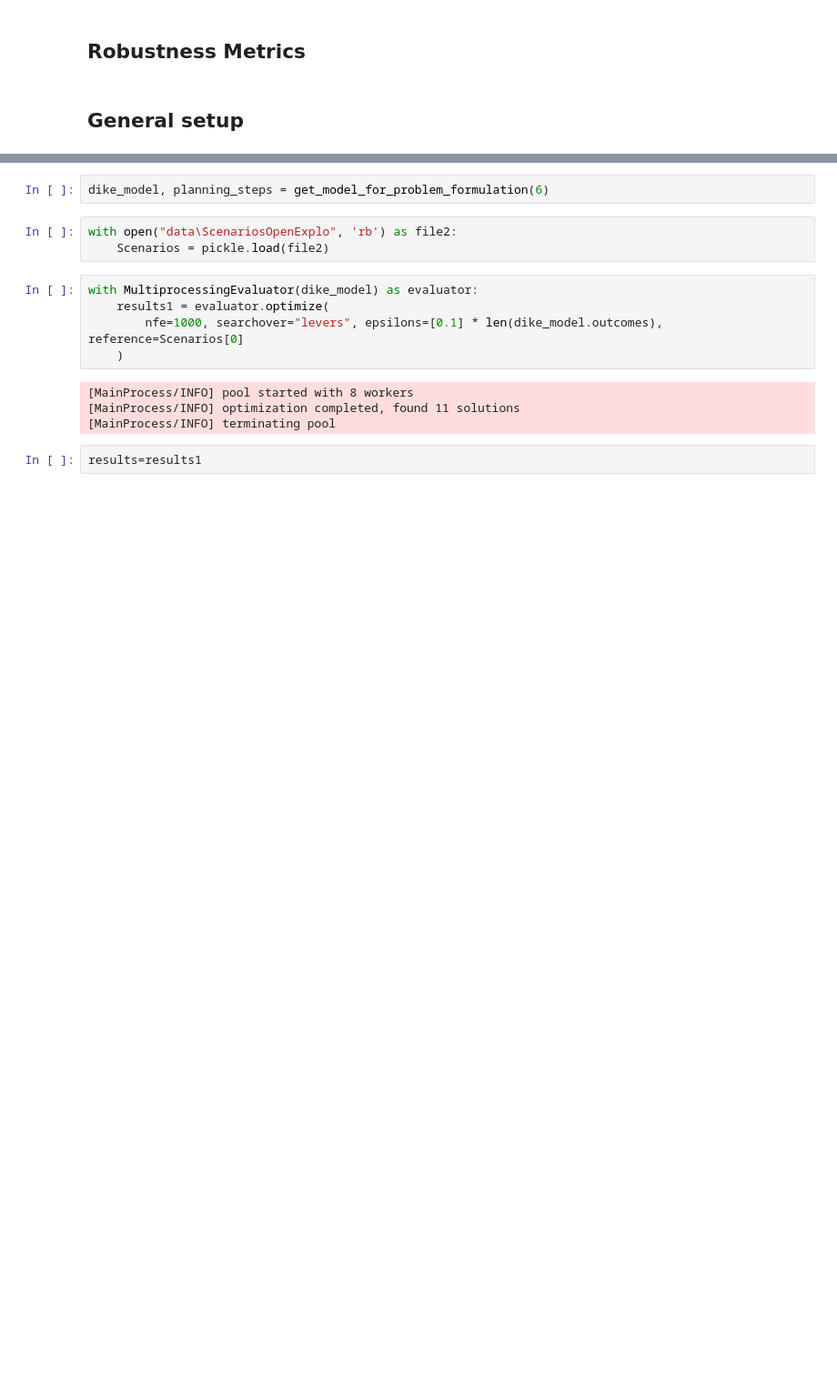
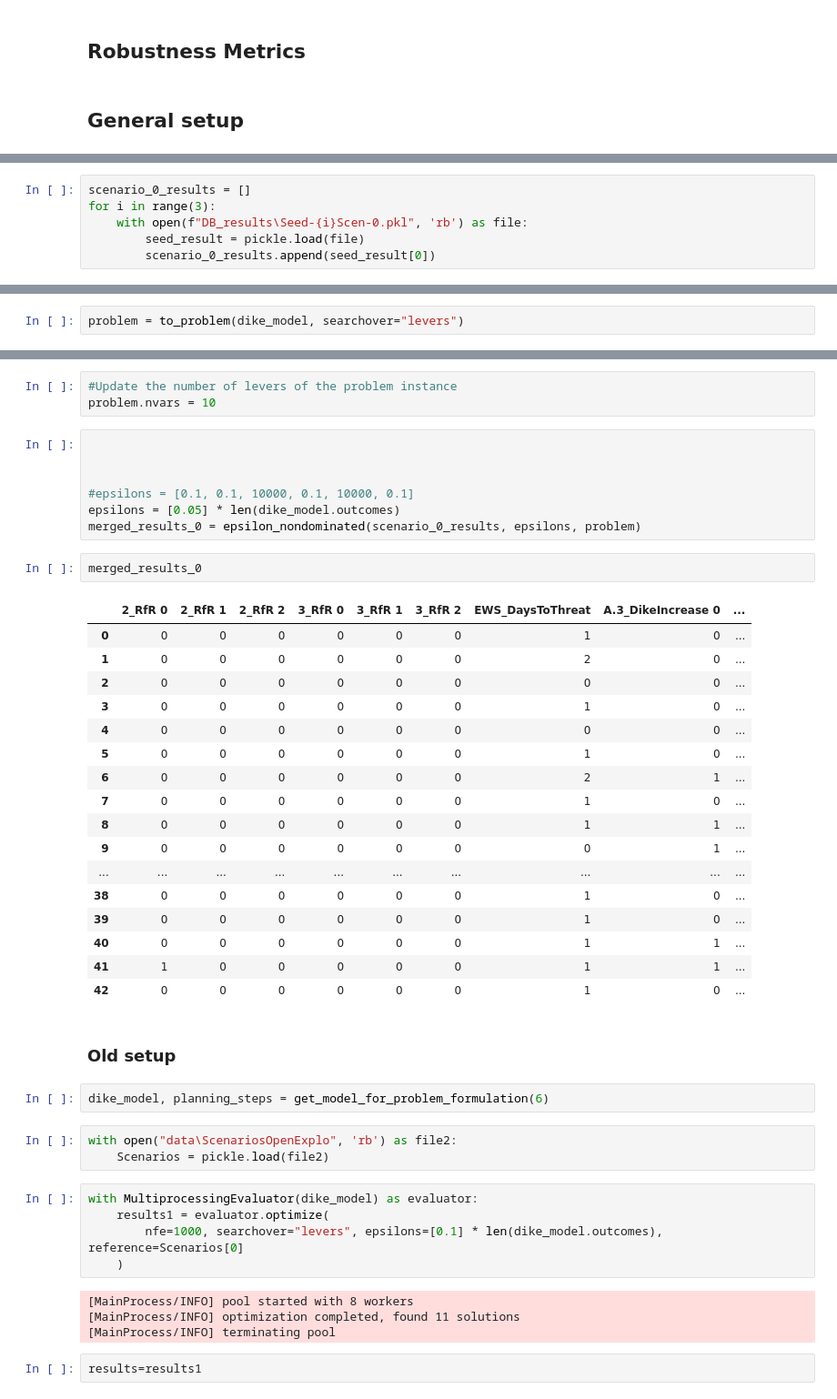
Before and after one commit to roesel1/EPA141A---MD, a Jupyter notebook: final assignment/robustness_metrics.ipynb, the cells around one changed output, grey strips where cells are left out. Shown at 91% size. Saved outputs shown, nothing was run; the diff lists cells and outputs as text; blank space fills up the shorter version.

```diff
--- a/final assignment/robustness_metrics.ipynb
+++ b/final assignment/robustness_metrics.ipynb
@@ -43,0 +50,6 @@ warnings.filterwarnings("ignore")
+# %%
+scenario_0_results = []
+for i in range(3):
+    with open(f"DB_results\Seed-{i}Scen-0.pkl", 'rb') as file:
+        seed_result = pickle.load(file)
+        scenario_0_results.append(seed_result[0])
@@ -43,0 +72,2 @@ warnings.filterwarnings("ignore")
+# %%
+problem = to_problem(dike_model, searchover="levers")
@@ -44,3 +103,35 @@ warnings.filterwarnings("ignore")
+# %%
+#Update the number of levers of the problem instance
+problem.nvars = 10
+# %%
+
+
+
+#epsilons = [0.1, 0.1, 10000, 0.1, 10000, 0.1]
+epsilons = [0.05] * len(dike_model.outcomes)
+merged_results_0 = epsilon_nondominated(scenario_0_results, epsilons, problem)
+# %%
+merged_results_0
+# %% [output]
+|  | 2_RfR 0 | 2_RfR 1 | 2_RfR 2 | 3_RfR 0 | 3_RfR 1 | 3_RfR 2 | EWS_DaysToThreat | A.3_DikeIncrease 0 | ... |
+| 0 | 0 | 0 | 0 | 0 | 0 | 0 | 1 | 0 | ... |
+| 1 | 0 | 0 | 0 | 0 | 0 | 0 | 2 | 0 | ... |
+| 2 | 0 | 0 | 0 | 0 | 0 | 0 | 0 | 0 | ... |
+| 3 | 0 | 0 | 0 | 0 | 0 | 0 | 1 | 0 | ... |
+| 4 | 0 | 0 | 0 | 0 | 0 | 0 | 0 | 0 | ... |
+| 5 | 0 | 0 | 0 | 0 | 0 | 0 | 1 | 0 | ... |
+| 6 | 0 | 0 | 0 | 0 | 0 | 0 | 2 | 1 | ... |
+| 7 | 0 | 0 | 0 | 0 | 0 | 0 | 1 | 0 | ... |
+| 8 | 0 | 0 | 0 | 0 | 0 | 0 | 1 | 1 | ... |
+| 9 | 0 | 0 | 0 | 0 | 0 | 0 | 0 | 1 | ... |
+| ... | ... | ... | ... | ... | ... | ... | ... | ... | ... |
+| 38 | 0 | 0 | 0 | 0 | 0 | 0 | 1 | 0 | ... |
+| 39 | 0 | 0 | 0 | 0 | 0 | 0 | 1 | 0 | ... |
+| 40 | 0 | 0 | 0 | 0 | 0 | 0 | 1 | 1 | ... |
+| 41 | 1 | 0 | 0 | 0 | 0 | 0 | 1 | 1 | ... |
+| 42 | 0 | 0 | 0 | 0 | 0 | 0 | 1 | 0 | ... |
+# %% [markdown]
+### Old setup
 # %%
 dike_model, planning_steps = get_model_for_problem_formulation(6)
 # %%
```
Also changed, not shown: parts of 14 cells of this notebook, 1 other file.
